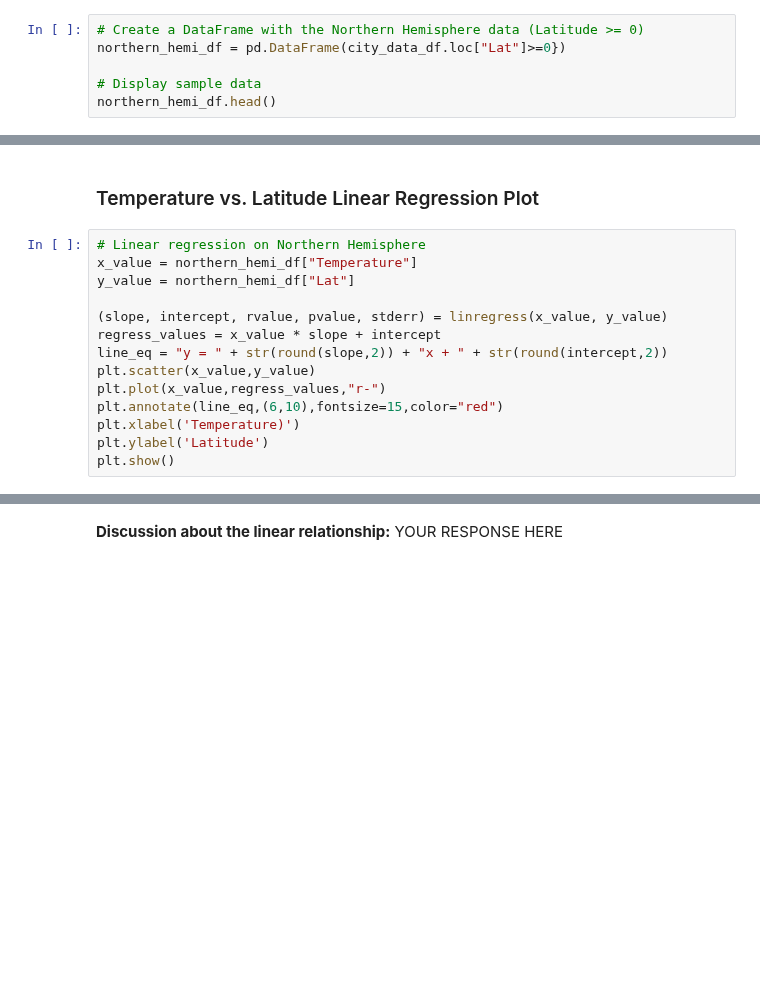
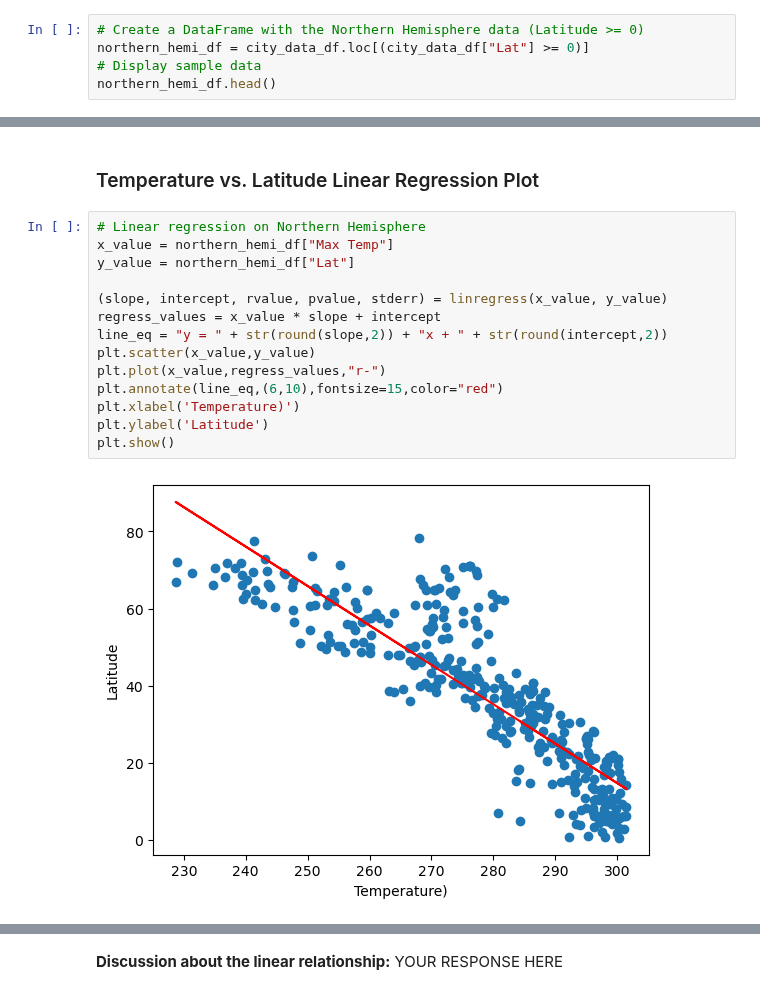
Before and after one commit to b-wild/API_challenge, a Jupyter notebook: WeatherPy_assigment.ipynb, the cells around one changed output, grey strips where cells are left out. Saved outputs shown, nothing was run; the diff lists cells and outputs as text; blank space fills up the shorter version.

```diff
--- a/WeatherPy_assigment.ipynb
+++ b/WeatherPy_assigment.ipynb
@@ -256,7 +320,6 @@ plt.show()
 # plt.show()
 # %%
 # Create a DataFrame with the Northern Hemisphere data (Latitude >= 0)
-northern_hemi_df = pd.DataFrame(city_data_df.loc["Lat"]>=0})
-
+northern_hemi_df = city_data_df.loc[(city_data_df["Lat"] >= 0)]
 # Display sample data
 northern_hemi_df.head()
@@ -270,17 +349,19 @@ southern_hemi_df.head()
 ###  Temperature vs. Latitude Linear Regression Plot
 # %%
 # Linear regression on Northern Hemisphere
-x_value = northern_hemi_df["Temperature"]
+x_value = northern_hemi_df["Max Temp"]
 y_value = northern_hemi_df["Lat"]
 
 (slope, intercept, rvalue, pvalue, stderr) = linregress(x_value, y_value)
 regress_values = x_value * slope + intercept
 line_eq = "y = " + str(round(slope,2)) + "x + " + str(round(intercept,2))
 plt.scatter(x_value,y_value)
 plt.plot(x_value,regress_values,"r-")
 plt.annotate(line_eq,(6,10),fontsize=15,color="red")
 plt.xlabel('Temperature)')
 plt.ylabel('Latitude')
 plt.show()
+# %% [output]
+[figure, added]
 # %%
 # Linear regression on Southern Hemisphere
```
Also changed, not shown: parts of 21 cells of this notebook, 6 other files.
